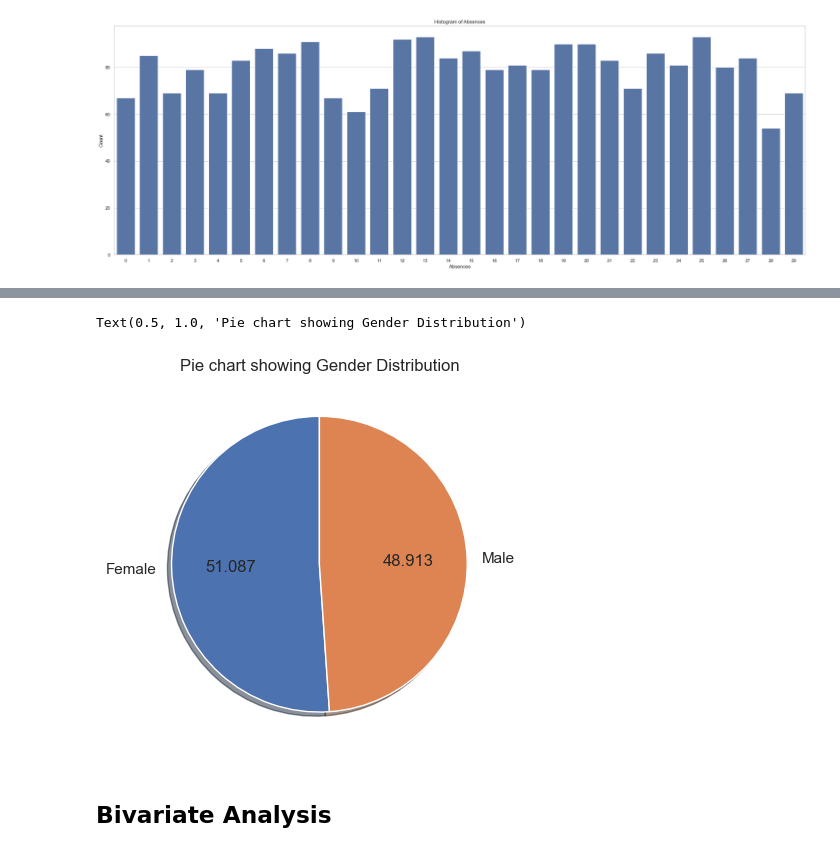
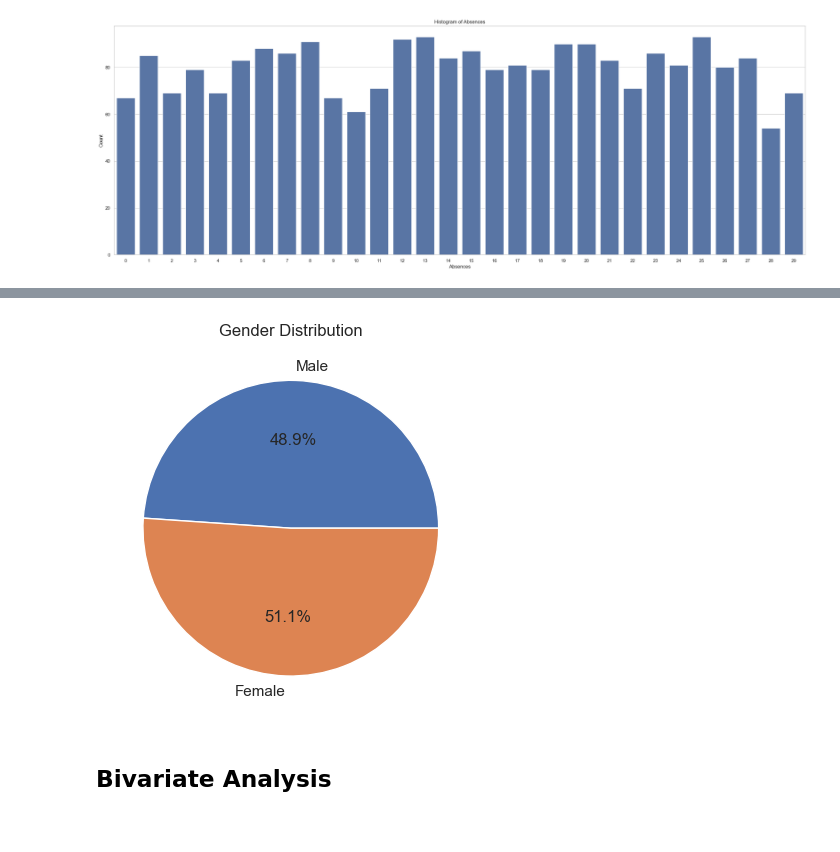
Before and after one commit to CantCode29/MLG382ProjectFolder, a Jupyter notebook: notebooks/BrightAcademyGradeAnalysisAndPredictionNoteBook.ipynb, the cells around one changed output, grey strips where cells are left out. Drawn from its saved outputs; the diff is of its cells as text; code cells hidden in the pictures.

```diff
--- a/notebooks/BrightAcademyGradeAnalysisAndPredictionNoteBook.ipynb
+++ b/notebooks/BrightAcademyGradeAnalysisAndPredictionNoteBook.ipynb
@@ -263,10 +293,11 @@ Text(0.5, 1.0, 'Violin Plot showing the distribution of parental education')
 # %%
-gender = df['Gender']
-plt.pie(gender.value_counts(),startangle=90,autopct='%.3f',labels=['Female','Male'],shadow=True)
-plt.title('Pie chart showing Gender Distribution')
+gender_counts = df['Gender'].value_counts().sort_index()
+labels = gender_counts.index.map({0: 'Male', 1: 'Female'})
+plt.pie(gender_counts, labels=labels, autopct='%1.1f%%')
+plt.title("Gender Distribution")
+plt.show()
 # %% [output]
-Text(0.5, 1.0, 'Pie chart showing Gender Distribution')
-[figure, old version]
+[figure, new version]
 # %% [markdown]
 ## Bivariate Analysis
 # %%
```
Also changed, not shown: parts of 9 cells of this notebook.
